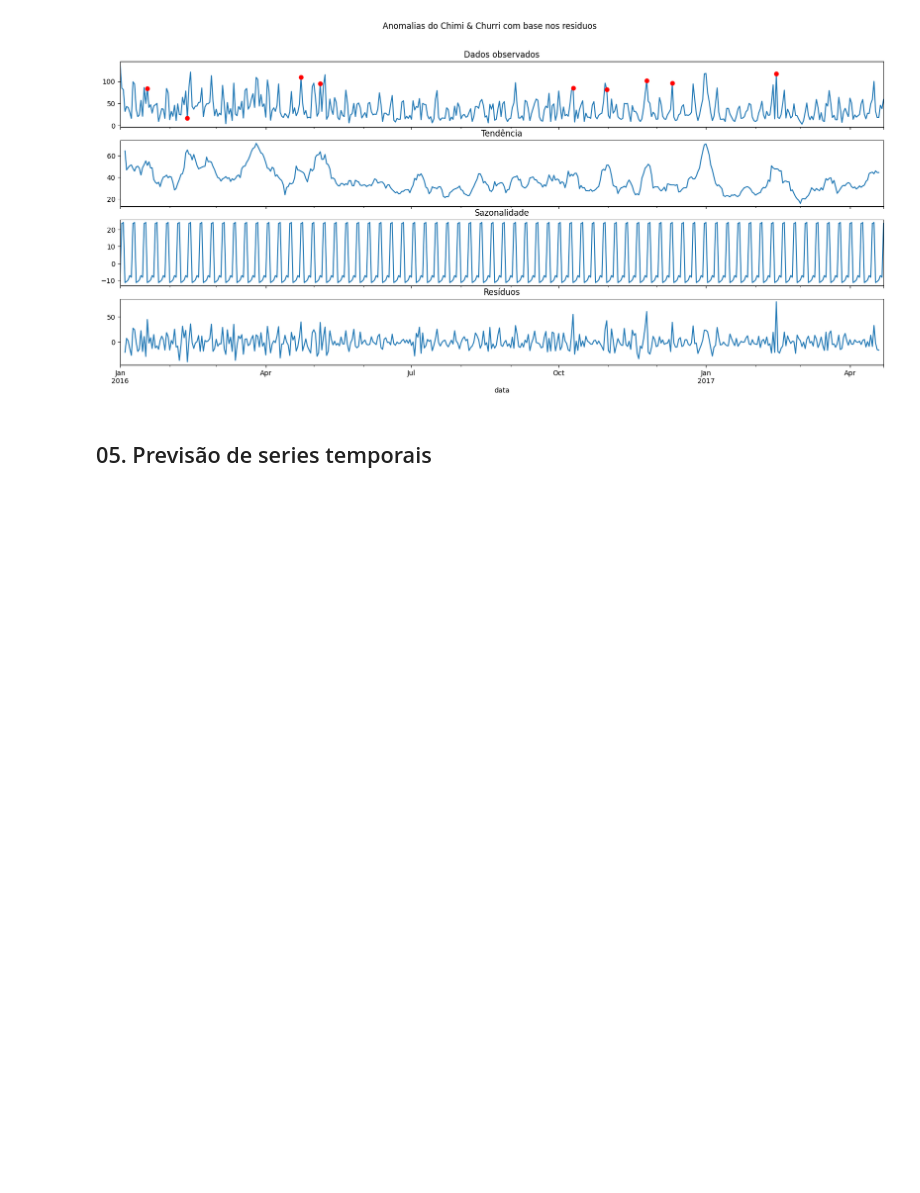
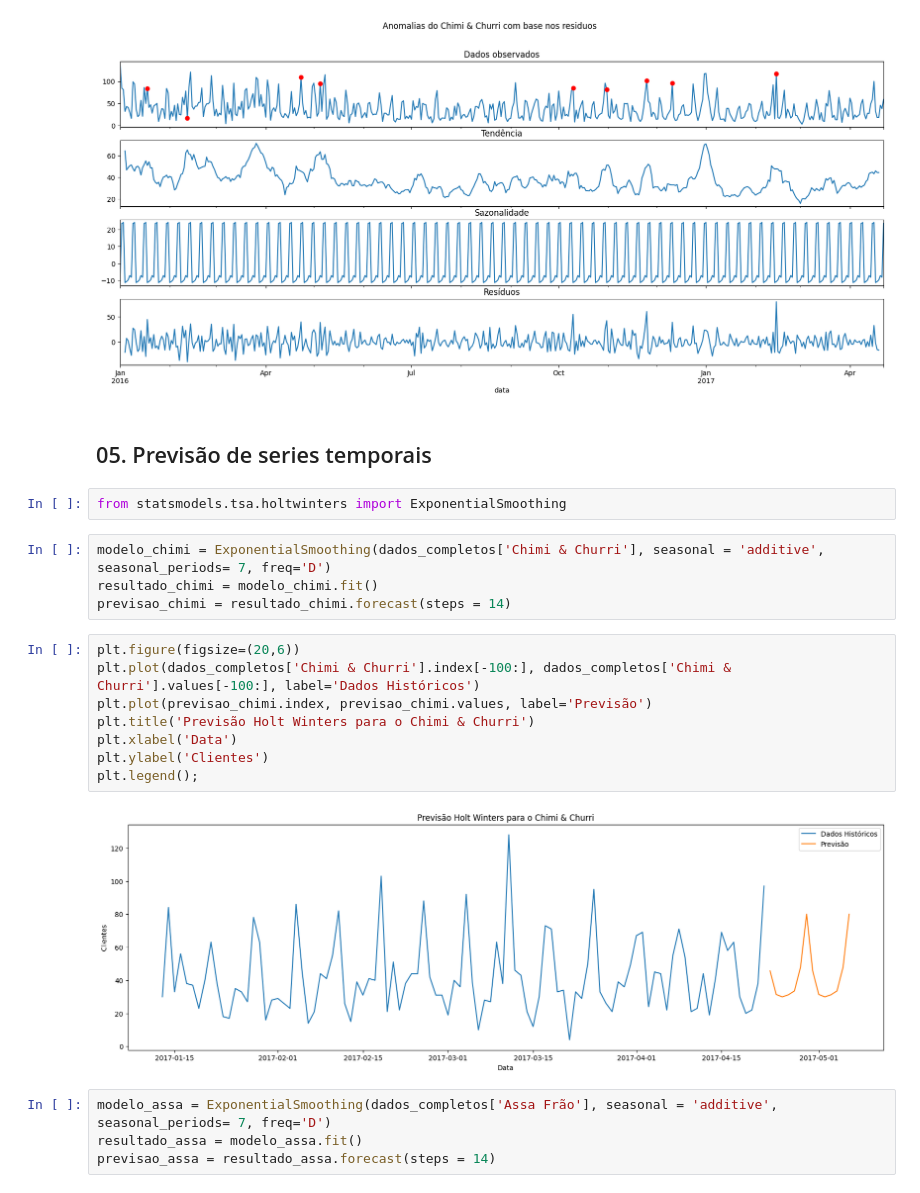
Before and after one commit to JCarapina/Estudos-praticos, a Jupyter notebook: arquivo.ipynb, the cells around one changed output. Cells and saved outputs as stored; diff of their text form; blank space fills up the shorter version.

```diff
--- a/arquivo.ipynb
+++ b/arquivo.ipynb
@@ -644,3 +644,23 @@ This axis already has a converter set and is updating to a potentially incompati
 [figure]
 # %% [markdown]
 ## 05. Previsão de series temporais
+# %%
+from statsmodels.tsa.holtwinters import ExponentialSmoothing
+# %%
+modelo_chimi = ExponentialSmoothing(dados_completos['Chimi & Churri'], seasonal = 'additive', seasonal_periods= 7, freq='D')
+resultado_chimi = modelo_chimi.fit()
+previsao_chimi = resultado_chimi.forecast(steps = 14)
+# %%
+plt.figure(figsize=(20,6))
+plt.plot(dados_completos['Chimi & Churri'].index[-100:], dados_completos['Chimi & Churri'].values[-100:], label='Dados Históricos')
+plt.plot(previsao_chimi.index, previsao_chimi.values, label='Previsão')
+plt.title('Previsão Holt Winters para o Chimi & Churri')
+plt.xlabel('Data')
+plt.ylabel('Clientes')
+plt.legend();
+# %% [output]
+[figure, added]
+# %%
+modelo_assa = ExponentialSmoothing(dados_completos['Assa Frão'], seasonal = 'additive', seasonal_periods= 7, freq='D')
+resultado_assa = modelo_assa.fit()
+previsao_assa = resultado_assa.forecast(steps = 14)
```
Also changed, not shown: parts of 4 cells of this notebook, 1 other file.
